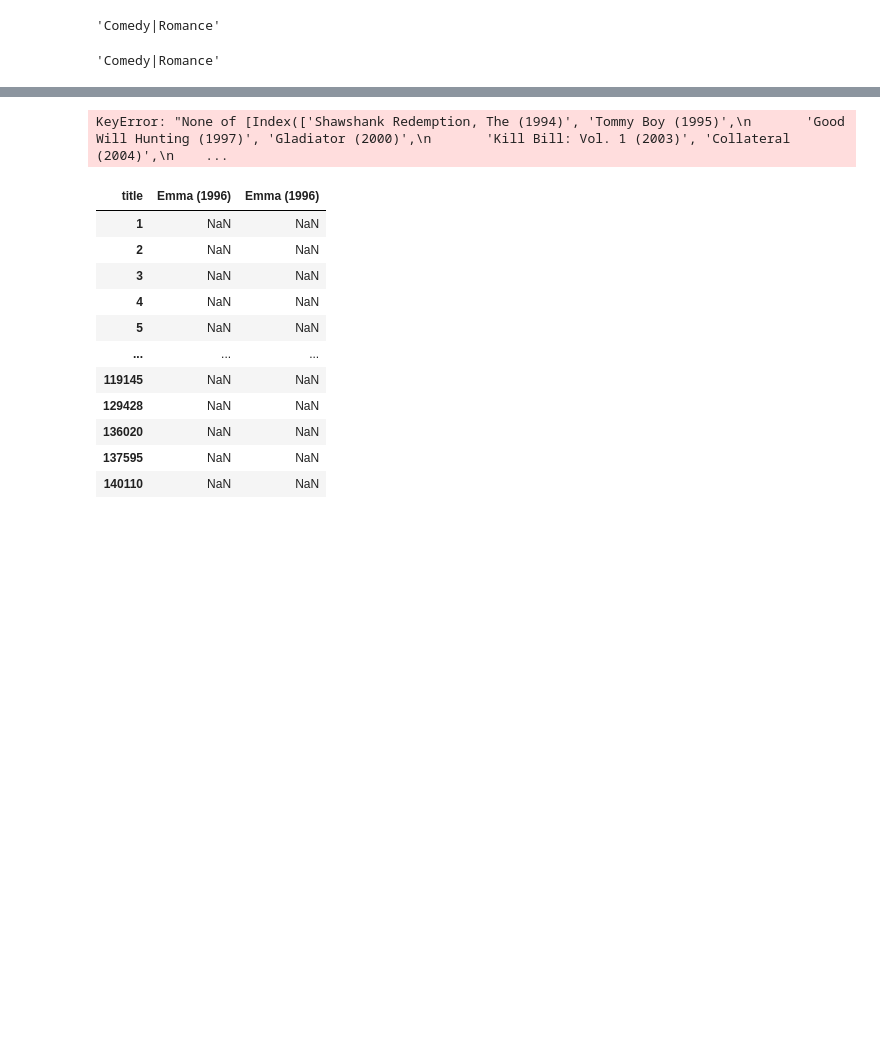
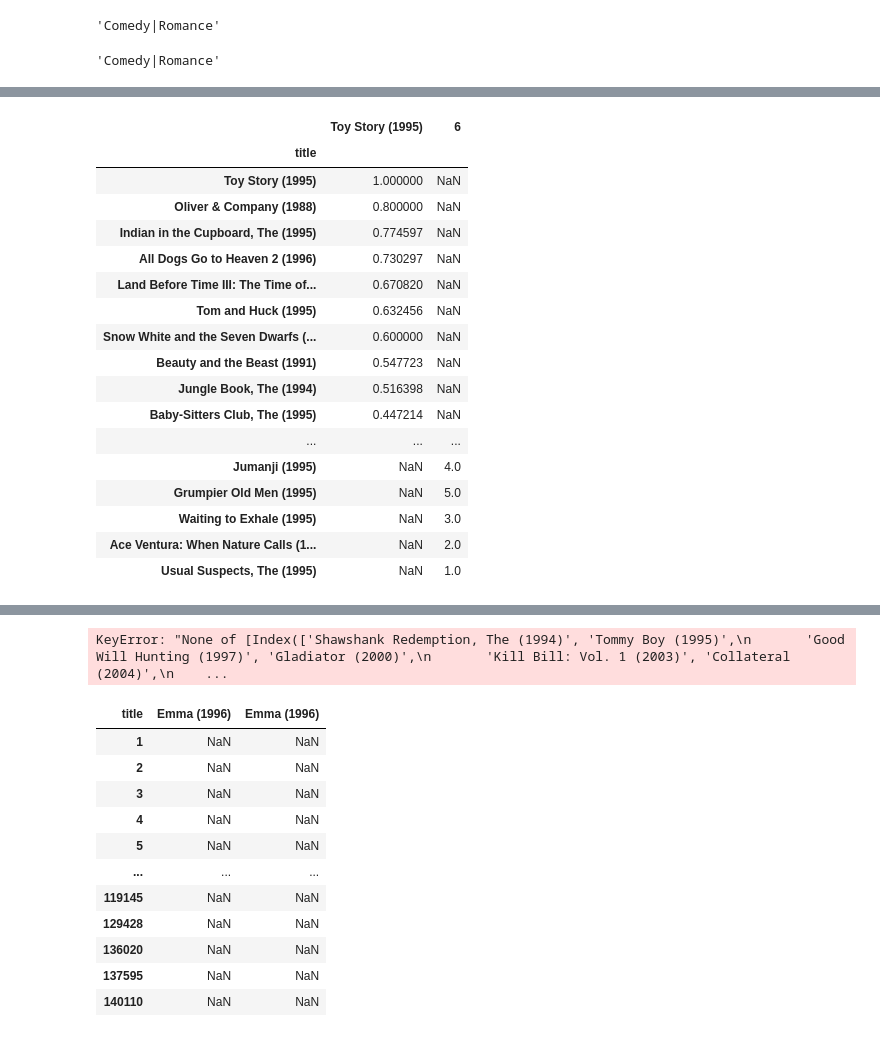
Before and after one commit to CogitoNTNU/CatMatch, a Jupyter notebook: movie_dataset.ipynb, the cells around one changed output, grey strips where cells are left out. Cells and saved outputs as stored; diff of their text form; code cells hidden in the pictures; blank space fills up the shorter version.

```diff
--- a/movie_dataset.ipynb
+++ b/movie_dataset.ipynb
@@ -525,0 +777,2 @@ KeyError: "None of [Index(['Toy Story (1995)', 'Grumpier Old Men (1995)', 'Heat
+# %%
+softmax = lambda x: np.exp(x)/sum(np.exp(x))
@@ -525,0 +831,25 @@ KeyError: "None of [Index(['Toy Story (1995)', 'Grumpier Old Men (1995)', 'Heat
+# %%
+    def k_most_similar_item_user(movie, userId):
+        softmax = lambda x: np.exp(x)/sum(np.exp(x))
+
+        movies_rated = R.loc[userId].dropna()
+        ind = movies_rated.index.tolist()
+        if movie in ind:
+            return movies_rated.loc[movie]
+        else:
+            ind.append(movie)
+        # matrix = self.matrix_pairwise_cosine_similarity()
+
+        matrix = E.similarity_matrix
+        new_matrix = matrix.loc[ind].T.loc[ind]
+        k_best = new_matrix.loc[movie].sort_values(ascending=False)
+        k_best = k_best[~k_best.index.duplicated(keep='first')]
+        k_best.drop(movie, inplace=True)
+
+
+        mat = pd.concat([(k_best), movies_rated], axis=1)
+        mat.rename(columns={userId : 'Scores'}, inplace=True)
+        mat = mat[mat[movie]>0]
+        mat[movie] = softmax(mat[movie])
+        predicted_rate = (mat.values[:,0] @ mat.values[:,1])/(mat.values[:,0]).sum()
+        return predicted_rate
@@ -525,0 +919,21 @@ KeyError: "None of [Index(['Toy Story (1995)', 'Grumpier Old Men (1995)', 'Heat
+# %%
+k_most_similar_item_user('Toy Story (1995)', 6, 1)#.loc['Toy Story (1995)'].sort_values(ascending=False)
+# %% [output]
+|  | Toy Story (1995) | 6 |
+| title |  |  |
+| Toy Story (1995) | 1.000000 | NaN |
+| Oliver & Company (1988) | 0.800000 | NaN |
+| Indian in the Cupboard, The (1995) | 0.774597 | NaN |
+| All Dogs Go to Heaven 2 (1996) | 0.730297 | NaN |
+| Land Before Time III: The Time of... | 0.670820 | NaN |
+| Tom and Huck (1995) | 0.632456 | NaN |
+| Snow White and the Seven Dwarfs (... | 0.600000 | NaN |
+| Beauty and the Beast (1991) | 0.547723 | NaN |
+| Jungle Book, The (1994) | 0.516398 | NaN |
+| Baby-Sitters Club, The (1995) | 0.447214 | NaN |
+| ... | ... | ... |
+| Jumanji (1995) | NaN | 4.0 |
+| Grumpier Old Men (1995) | NaN | 5.0 |
+| Waiting to Exhale (1995) | NaN | 3.0 |
+| Ace Ventura: When Nature Calls (1... | NaN | 2.0 |
+| Usual Suspects, The (1995) | NaN | 1.0 |
```
Also changed, not shown: parts of 32 cells of this notebook.
